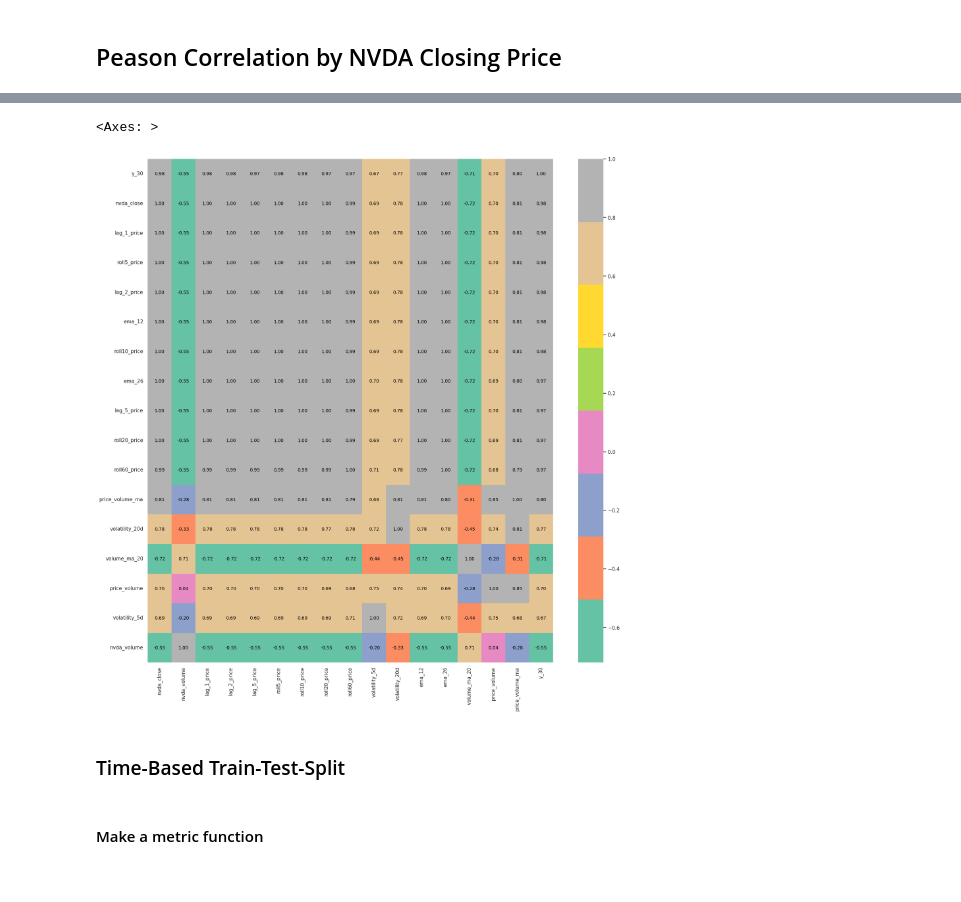
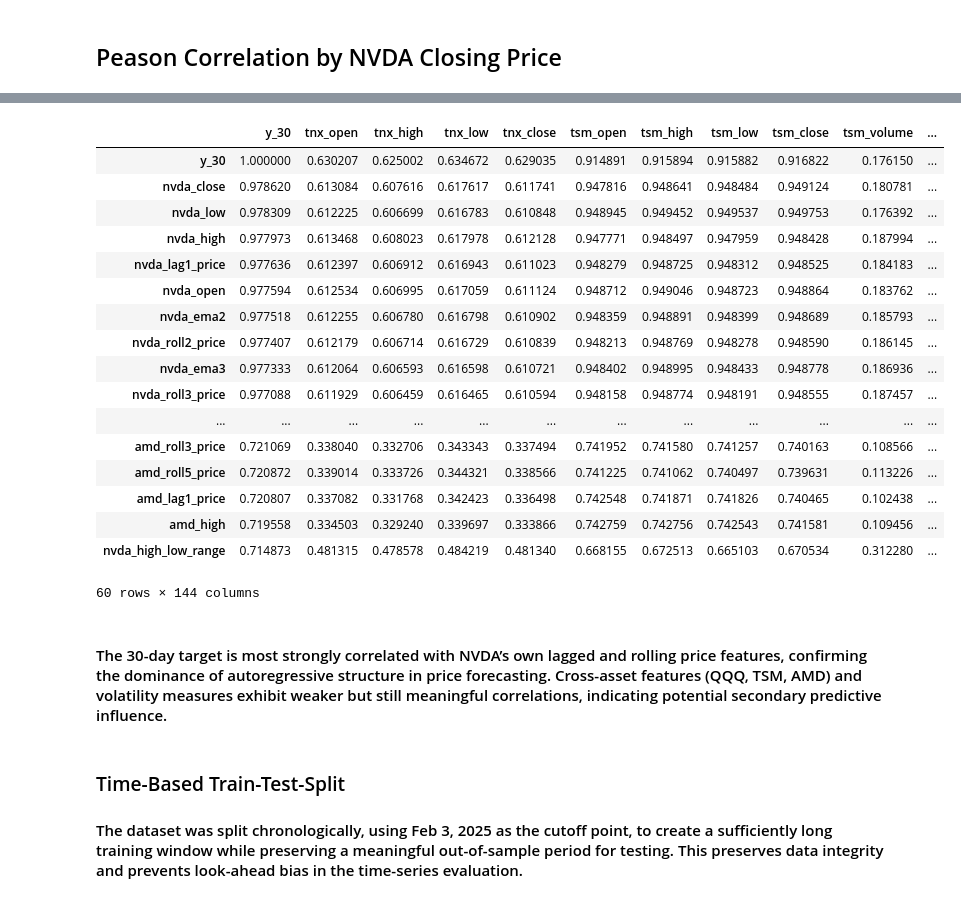
Before and after one commit to EsserMishelle/short-term-stock-forecast, a Jupyter notebook: 04_ml_price_based.ipynb, the cells around one changed output, grey strips where cells are left out. Cells and saved outputs as stored; diff of their text form; code cells hidden in the pictures.

```diff
--- a/04_ml_price_based.ipynb
+++ b/04_ml_price_based.ipynb
@@ -327,13 +346,45 @@ df_heatmap
-# %%
-sns.set_theme(style="darkgrid")
-plt.figure(figsize=(20,20))
-sns.heatmap(df_heatmap, annot=True, cmap='Set2', annot_kws={'fontsize': 10, 'color': 'black'}, fmt='.2f')
-# %% [output]
-<Axes: >
-[figure, removed]
-# %% [markdown]
-### Time-Based Train-Test-Split
+# %%
+# Feature used for corr() chart purpose
+df_corr = df.copy()
+df_corr['y_30'] = df_corr['nvda_close'].shift(-30)
+
+# Drop NaNs before correlation
+df_corr = df_corr.dropna()
+
+corr_matrix = df_corr.corr()
+
+# Sort by absolute correlation with y_30
+sorted_corr = corr_matrix.loc[
+    corr_matrix['y_30'].abs().sort_values(ascending=False).index
+]
+
+# Move y_30 column to the front
+cols = ['y_30'] + [col for col in sorted_corr.columns if col != 'y_30']
+df_heatmap = sorted_corr[cols]
+df_heatmap.head(60)
+# %% [output]
+|  | y_30 | tnx_open | tnx_high | tnx_low | tnx_close | tsm_open | tsm_high | tsm_low | tsm_close | tsm_volume | ... |
+| y_30 | 1.000000 | 0.630207 | 0.625002 | 0.634672 | 0.629035 | 0.914891 | 0.915894 | 0.915882 | 0.916822 | 0.176150 | ... |
+| nvda_close | 0.978620 | 0.613084 | 0.607616 | 0.617617 | 0.611741 | 0.947816 | 0.948641 | 0.948484 | 0.949124 | 0.180781 | ... |
+| nvda_low | 0.978309 | 0.612225 | 0.606699 | 0.616783 | 0.610848 | 0.948945 | 0.949452 | 0.949537 | 0.949753 | 0.176392 | ... |
+| nvda_high | 0.977973 | 0.613468 | 0.608023 | 0.617978 | 0.612128 | 0.947771 | 0.948497 | 0.947959 | 0.948428 | 0.187994 | ... |
+| nvda_lag1_price | 0.977636 | 0.612397 | 0.606912 | 0.616943 | 0.611023 | 0.948279 | 0.948725 | 0.948312 | 0.948525 | 0.184183 | ... |
+| nvda_open | 0.977594 | 0.612534 | 0.606995 | 0.617059 | 0.611124 | 0.948712 | 0.949046 | 0.948723 | 0.948864 | 0.183762 | ... |
+| nvda_ema2 | 0.977518 | 0.612255 | 0.606780 | 0.616798 | 0.610902 | 0.948359 | 0.948891 | 0.948399 | 0.948689 | 0.185793 | ... |
+| nvda_roll2_price | 0.977407 | 0.612179 | 0.606714 | 0.616729 | 0.610839 | 0.948213 | 0.948769 | 0.948278 | 0.948590 | 0.186145 | ... |
+| nvda_ema3 | 0.977333 | 0.612064 | 0.606593 | 0.616598 | 0.610721 | 0.948402 | 0.948995 | 0.948433 | 0.948778 | 0.186936 | ... |
+| nvda_roll3_price | 0.977088 | 0.611929 | 0.606459 | 0.616465 | 0.610594 | 0.948158 | 0.948774 | 0.948191 | 0.948555 | 0.187457 | ... |
+| ... | ... | ... | ... | ... | ... | ... | ... | ... | ... | ... | ... |
+| amd_roll3_price | 0.721069 | 0.338040 | 0.332706 | 0.343343 | 0.337494 | 0.741952 | 0.741580 | 0.741257 | 0.740163 | 0.108566 | ... |
+| amd_roll5_price | 0.720872 | 0.339014 | 0.333726 | 0.344321 | 0.338566 | 0.741225 | 0.741062 | 0.740497 | 0.739631 | 0.113226 | ... |
+| amd_lag1_price | 0.720807 | 0.337082 | 0.331768 | 0.342423 | 0.336498 | 0.742548 | 0.741871 | 0.741826 | 0.740465 | 0.102438 | ... |
+| amd_high | 0.719558 | 0.334503 | 0.329240 | 0.339697 | 0.333866 | 0.742759 | 0.742756 | 0.742543 | 0.741581 | 0.109456 | ... |
+| nvda_high_low_range | 0.714873 | 0.481315 | 0.478578 | 0.484219 | 0.481340 | 0.668155 | 0.672513 | 0.665103 | 0.670534 | 0.312280 | ... |
+60 rows × 144 columns
+# %% [markdown]
+#### The 30-day target is most strongly correlated with NVDA’s own lagged and rolling price features, confirming the dominance of autoregressive structure in price forecasting. Cross-asset features (QQQ, TSM, AMD) and volatility measures exhibit weaker but still meaningful correlations, indicating potential secondary predictive influence.
+# %% [markdown]
+### Time-Based Train-Test-Split
+#### The dataset was split chronologically, using Feb 3, 2025 as the cutoff point, to create a sufficiently long training window while preserving a meaningful out-of-sample period for testing. This preserves data integrity and prevents look-ahead bias in the time-series evaluation.
 # %%
 split_date = pd.to_datetime('2025-02-03') # first business date in Feb, 2025
-# %% [markdown]
-#### Make a metric function
```
Also changed, not shown: parts of 110 cells of this notebook.
